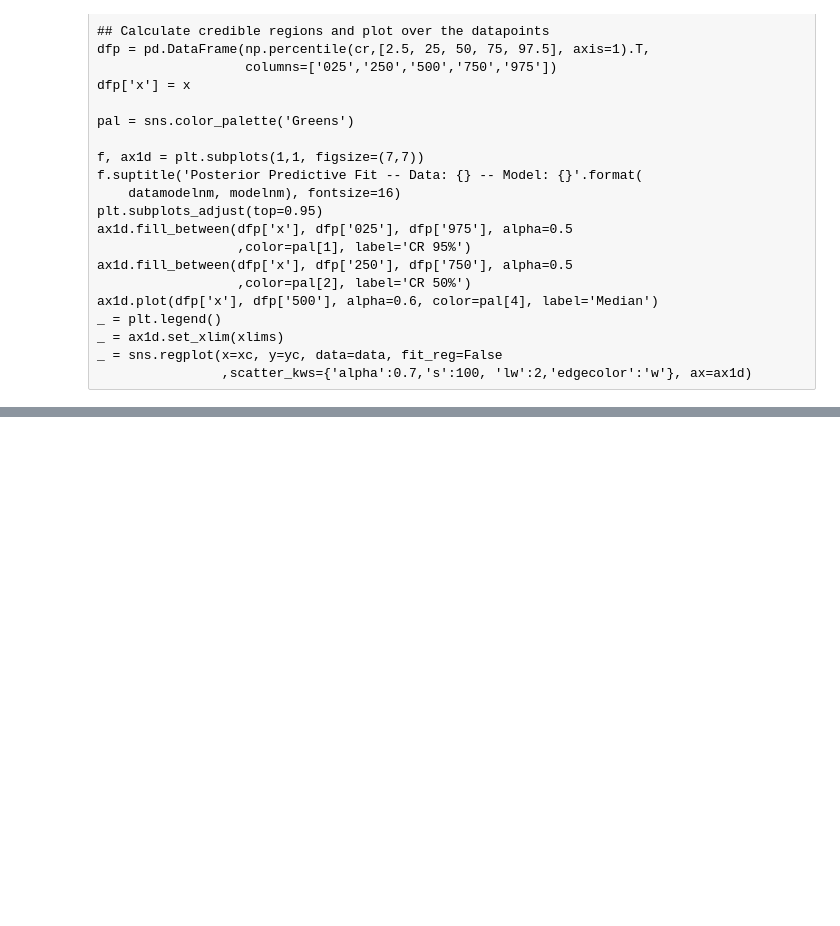
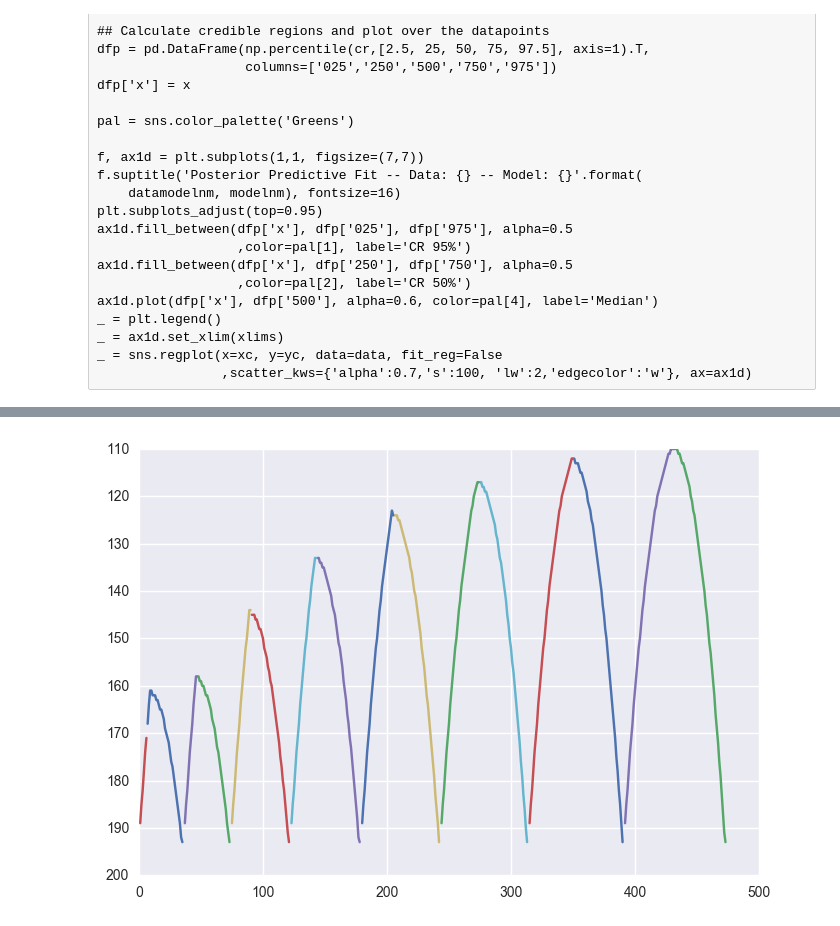
Before and after one commit to JoeOsborn/mechlearn, a Jupyter notebook: mechlearn/jumpfit.ipynb, the cells around one changed output, grey strips where cells are left out. Cells and saved outputs as stored; diff of their text form; code cells hidden in the pictures; blank space fills up the shorter version.

```diff
--- a/mechlearn/jumpfit.ipynb
+++ b/mechlearn/jumpfit.ipynb
@@ -195,0 +147,65 @@ trace
+# %%
+mode_names = ["ground", "rise", "fall"]
+modes = dict()
+for m in mode_names:
+    modes[m] = []
+
+def record_run(modes, state, t, vbls):
+    frame = pd.DataFrame(vbls)
+    modes[state].append((t, frame))
+
+t = 0
+state_change_t = 0
+# Tweak the range and increment to get more precise/slower fitting.
+for moves, stats in trials[5:-1:5]:
+    state = "ground"
+    vbls = dict(x=[stats.x.allVals[0]],
+                y=[stats.y.allVals[0]],
+                dx=[0],
+                dy=[0],
+                t=[t-state_change_t])
+    # print "Move count:"+str(len(moves))
+    for i, m in enumerate(moves):
+        t += 1
+        if state == "ground" and m & jumpButton:
+            #print "Jumping, record ground->rise at "+str(state_change_t)+" :"+str(vbls["y"])
+            record_run(modes, state, state_change_t, vbls)
+            state_change_t = t
+            vbls["x"] = []
+            vbls["y"] = []
+            vbls["dx"] = []
+            vbls["dy"] = []
+            vbls["t"] = []
+            state = "rise"
+        elif state == "rise" and not (m & jumpButton):
+            #print "Jumping, record rise->fall at "+str(state_change_t)+" :"+str(vbls["y"])
+            record_run(modes, state, state_change_t, vbls)
+            state_change_t = t
+            vbls["x"] = []
+            vbls["y"] = []
+            vbls["dx"] = []
+            vbls["dy"] = []
+            vbls["t"] = []
+            state = "fall"
+        vbls["x"].append(stats.x.allVals[i+1])
+        vbls["y"].append(stats.y.allVals[i+1])
+        vbls["dx"].append(stats.x.allVals[i+1] - stats.x.allVals[i])
+        vbls["dy"].append(stats.y.allVals[i+1] - stats.y.allVals[i])
+        vbls["t"].append(t-state_change_t)
+    #print "Landed, record "+state+"->ground "+str(vbls["y"])+" at "+str(state_change_t)
+    record_run(modes, state, state_change_t, vbls)
+    t += 1
+    state_change_t = t
+
+
+for m in modes:
+    #print m
+    for (run_start, run_vbls) in modes[m]:
+        #print str(run_start)+".."+str(run_start+len(run_vbls["y"]))
+        plt.plot(run_vbls["t"]+run_start, run_vbls["y"])
+
+
+plt.gca().invert_yaxis()
+plt.show()
+# %% [output]
+[figure, added]
```
Also changed, not shown: parts of 13 cells of this notebook, 1 other file.
